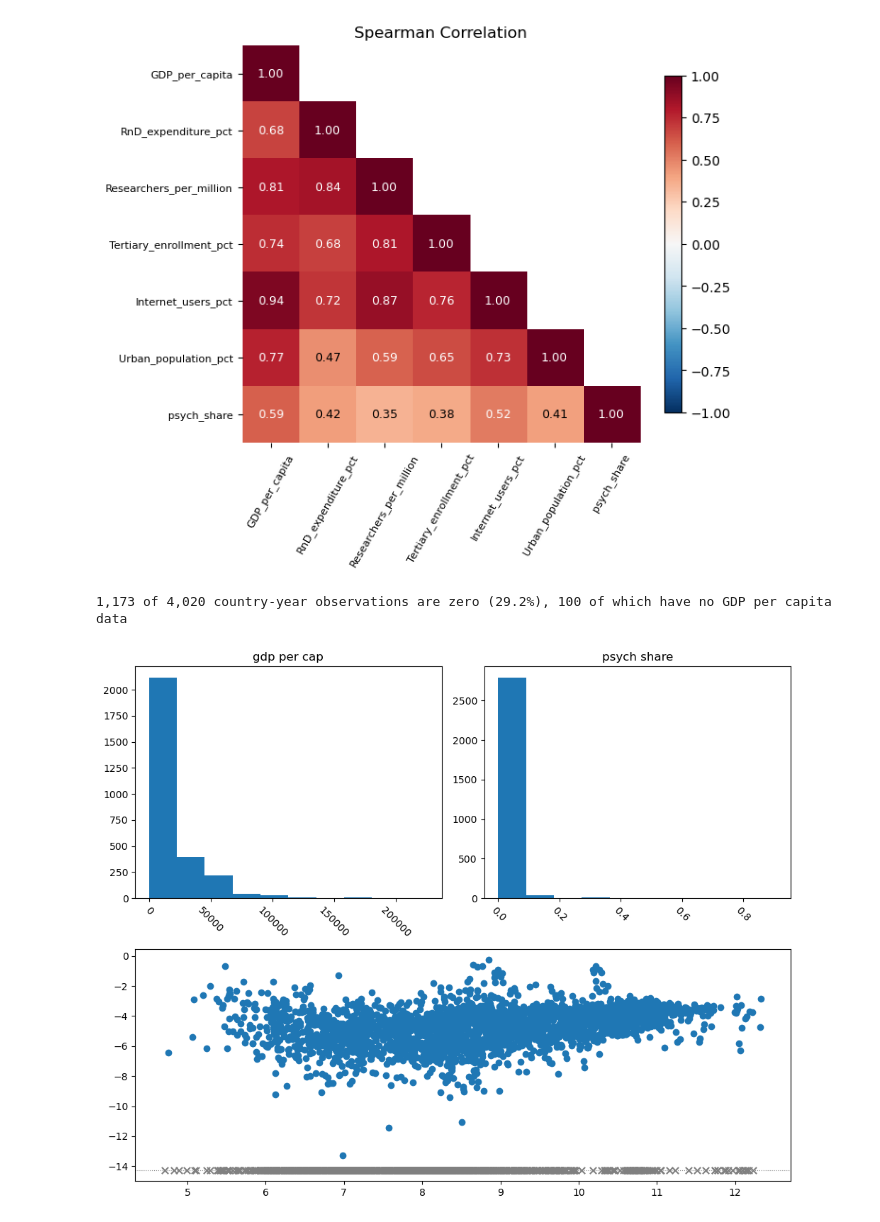
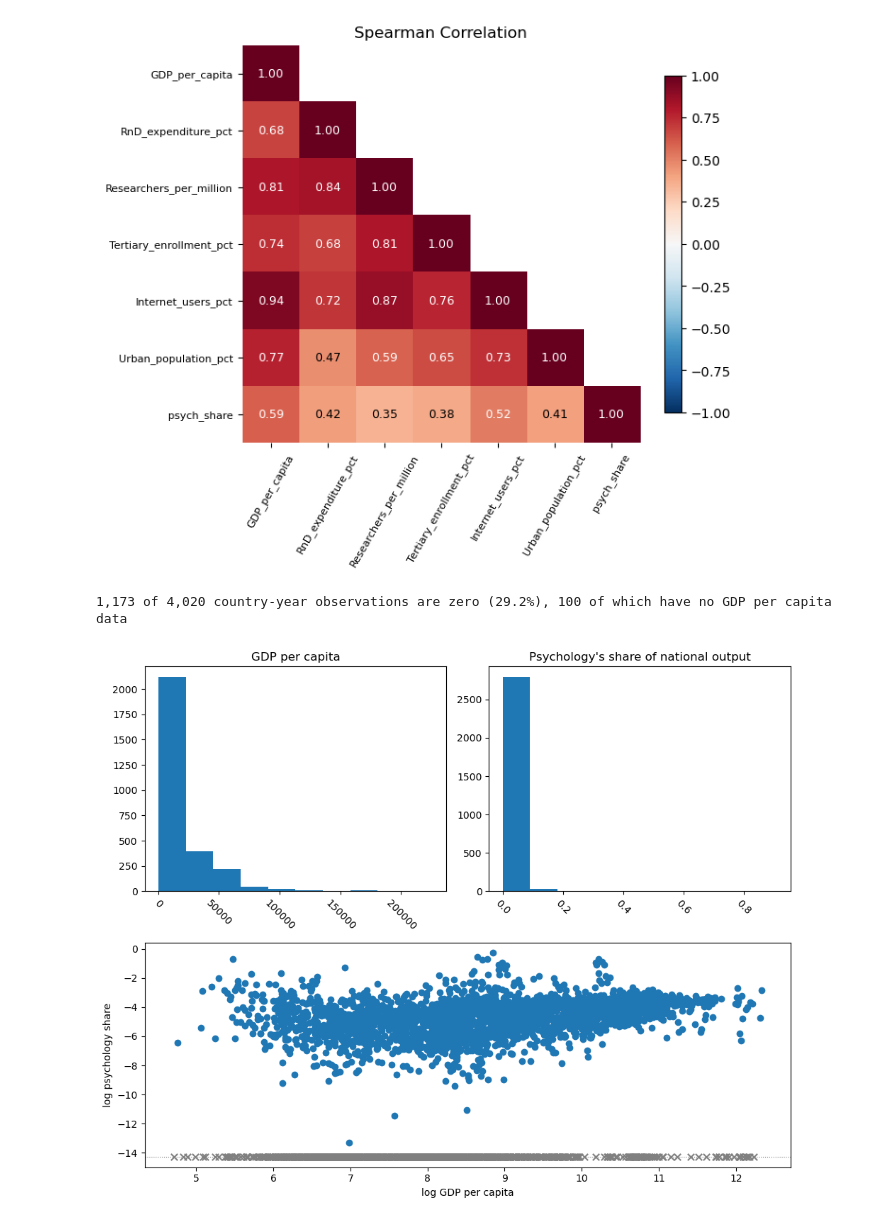
Before and after one commit to EmilineLabbe/who-decides-what-psych-says, a Jupyter notebook: notebooks/01_data_insights.ipynb, the cells around one changed output. Cells and saved outputs as stored; diff of their text form; code cells hidden in the pictures.

```diff
--- a/notebooks/01_data_insights.ipynb
+++ b/notebooks/01_data_insights.ipynb
@@ -723,35 +685,37 @@ n_zero = (merged_data['Publications'] == 0).sum()
 print(f"{n_zero:,} of {len(merged_data):,} country-year observations are zero "
       f"({n_zero / len(merged_data):.1%})"
       f", {len(merged_data[merged_data['Publications'] == 0]) - len(merged_data_zeros)} of which have no GDP per capita data")
 
 
 fig = plt.figure(figsize=(10,8))
 
 ax1 = plt.subplot2grid((2, 2), (0,0))
 ax1.hist(merged_data_nonzero['GDP_per_capita'])
-ax1.set_title('gdp per cap')
+ax1.set_title('GDP per capita')
 
 ax2 = plt.subplot2grid((2, 2), (0,1))
 ax2.hist(merged_data_nonzero['psych_share'])
-ax2.set_title('psych share')
+ax2.set_title("Psychology's share of national output")
 
 ax3 = plt.subplot2grid((2, 2), (1,0), colspan=2)
 
 x = np.asarray(np.log(merged_data_nonzero['GDP_per_capita']))
 y = np.asarray(np.log(merged_data_nonzero['psych_share']))
-ax3.scatter(x,y)
+ax3.scatter(x, y)
+ax3.set_xlabel('log GDP per capita')
+ax3.set_ylabel('log psychology share')
 floor = y.min() - 1.0
 ax3.scatter(np.log(merged_data_zeros['GDP_per_capita']), [floor] * len(merged_data_zeros),
             marker='x', s=45, color='gray')
 ax3.axhline(floor, color='gray', lw=0.8, ls=':')
 ax3.text(x.min(), floor + 0.25, f'{len(merged_data_zeros)} countries with zero psychology publications '
          '— undefined in logs', fontsize=8, color='gray')
 
 for ax in [ax1, ax2]:
     ax.tick_params(axis='x', rotation=-45)
 
 plt.tight_layout()
 # %% [output]
 1,173 of 4,020 country-year observations are zero (29.2%), 100 of which have no GDP per capita data
-[figure, old version]
+[figure, new version]
 # %% [markdown]
```
Also changed, not shown: parts of 61 cells of this notebook.
